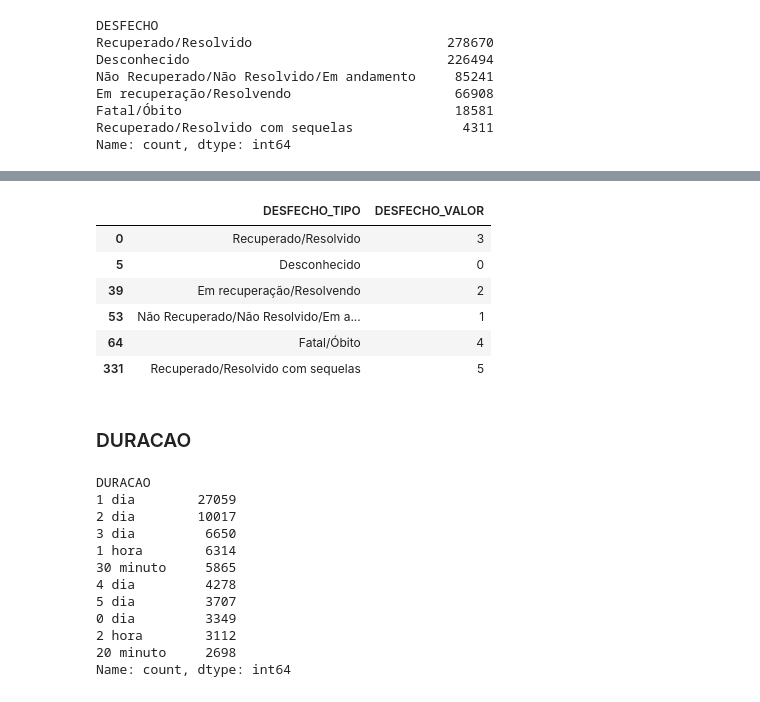
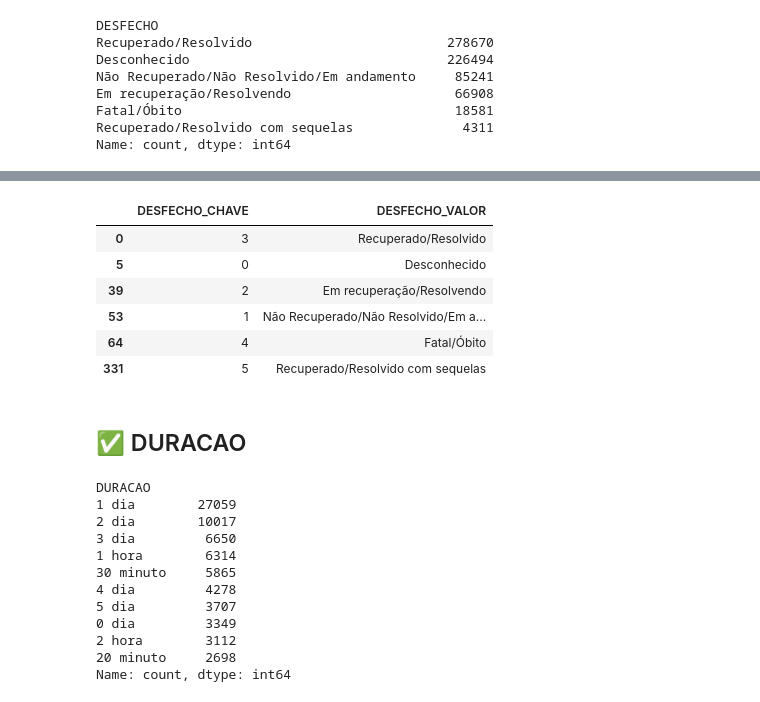
Before and after one commit to mlab-inf-ufrgs/vigimed, a Jupyter notebook: src/reacoes/etl_fat_reacoes.ipynb, the cells around one changed output, grey strips where cells are left out. Drawn from its saved outputs; the diff is of its cells as text; code cells hidden in the pictures.

```diff
--- a/src/reacoes/etl_fat_reacoes.ipynb
+++ b/src/reacoes/etl_fat_reacoes.ipynb
@@ -131,4 +172,4 @@ silver = bronze.copy()
 # %%
-dim_soc = pd.read_parquet(Path(project_root) / "data/03_gold/dim_soc/dim_soc.parquet")
+dim_soc = pd.read_parquet(Path(project_root) / "data/03_gold/dim_soc_llt/dim_soc_llt.parquet")
 dim_soc.head()
 # %% [output]
@@ -146,7 +187,7 @@ Index(['PK_SOC', 'SOC', 'HLGT', 'HLT', 'PT', 'PK_LLT',
       dtype='object')
 # %%
-hist_fat_reacoes = silver.merge(dim_soc, on=['REACAO_EVTO_ADVERSO_MEDDRA_LLT', 'PT', 'HLT', 'HLGT','SOC'], how='left')
-hist_fat_reacoes = hist_fat_reacoes.drop(['SOC', 'HLGT', 'HLT', 'PT','REACAO_EVTO_ADVERSO_MEDDRA_LLT'], axis=1)
+hist_fat_reacoes = silver.merge(dim_soc, on=['REACAO_EVTO_ADVERSO_MEDDRA_LLT_VALOR', 'PT', 'HLT', 'HLGT','SOC_VALOR'], how='left')
+hist_fat_reacoes = hist_fat_reacoes.drop(['SOC_VALOR', 'HLGT', 'HLT', 'PT','REACAO_EVTO_ADVERSO_MEDDRA_LLT_VALOR'], axis=1)
 hist_fat_reacoes.head()
 # %% [output]
 |  | IDENTIFICACAO_NOTIFICACAO | DATA_INICIO_HORA | DATA_FINAL_HORA | DURACAO | GRAVE | GRAVIDADE | DESFECHO | ... |
@@ -208,8 +250,8 @@ grave_map = {
     "Sim": 1,
     "Não": 2,
 }
-hist_fat_reacoes['GRAVE_TIPO'] = hist_fat_reacoes['GRAVE'].fillna("Desconhecido")
-hist_fat_reacoes['GRAVE_VALOR'] = hist_fat_reacoes['GRAVE'].map(grave_map).astype('Int64').fillna(0)
+hist_fat_reacoes['GRAVE_VALOR'] = hist_fat_reacoes['GRAVE'].fillna("Desconhecido")
+hist_fat_reacoes['GRAVE_CHAVE'] = hist_fat_reacoes['GRAVE'].map(grave_map).astype('Int64').fillna(0)
 hist_fat_reacoes = hist_fat_reacoes.drop('GRAVE', axis=1)
 hist_fat_reacoes.head()
 # %% [output]
@@ -248,8 +290,8 @@ desfecho_map = {
     "Fatal/Óbito": 4,
     "Recuperado/Resolvido com sequelas": 5,
 }
-hist_fat_reacoes['DESFECHO_TIPO'] = hist_fat_reacoes['DESFECHO'].fillna("Desconhecido")
-hist_fat_reacoes['DESFECHO_VALOR'] = hist_fat_reacoes['DESFECHO'].map(desfecho_map).astype('Int64').fillna(0)
+hist_fat_reacoes['DESFECHO_VALOR'] = hist_fat_reacoes['DESFECHO'].fillna("Desconhecido")
+hist_fat_reacoes['DESFECHO_CHAVE'] = hist_fat_reacoes['DESFECHO'].map(desfecho_map).astype('Int64').fillna(0)
 hist_fat_reacoes = hist_fat_reacoes.drop('DESFECHO', axis=1)
 hist_fat_reacoes.head()
 # %% [output]
@@ -262,12 +304,12 @@ hist_fat_reacoes.head()
 # %%
-hist_fat_reacoes[['DESFECHO_TIPO', 'DESFECHO_VALOR']].drop_duplicates()
+hist_fat_reacoes[['DESFECHO_CHAVE', 'DESFECHO_VALOR']].drop_duplicates()
 # %% [output]
-|  | DESFECHO_TIPO | DESFECHO_VALOR |
-| 0 | Recuperado/Resolvido | 3 |
-| 5 | Desconhecido | 0 |
-| 39 | Em recuperação/Resolvendo | 2 |
-| 53 | Não Recuperado/Não Resolvido/Em a... | 1 |
-| 64 | Fatal/Óbito | 4 |
-| 331 | Recuperado/Resolvido com sequelas | 5 |
+|  | DESFECHO_CHAVE | DESFECHO_VALOR |
+| 0 | 3 | Recuperado/Resolvido |
+| 5 | 0 | Desconhecido |
+| 39 | 2 | Em recuperação/Resolvendo |
+| 53 | 1 | Não Recuperado/Não Resolvido/Em a... |
+| 64 | 4 | Fatal/Óbito |
+| 331 | 5 | Recuperado/Resolvido com sequelas |
 # %% [markdown]
-### DURACAO
+## ✅ DURACAO
```
Also changed, not shown: parts of 31 cells of this notebook, 23 other files.
